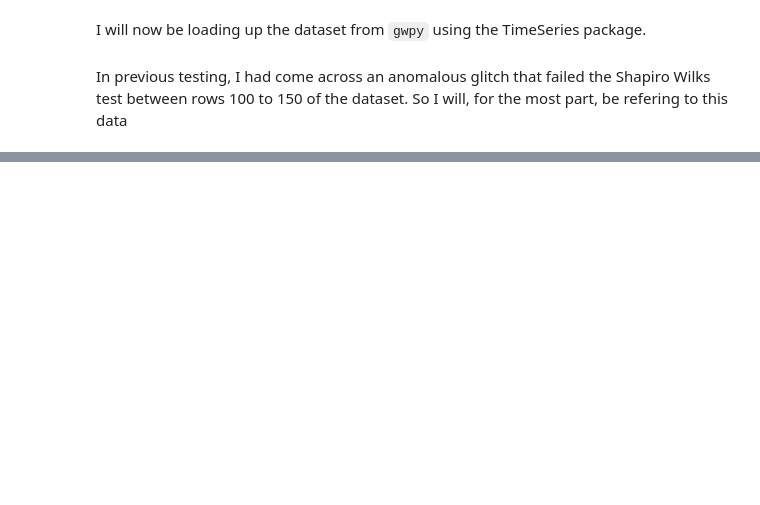
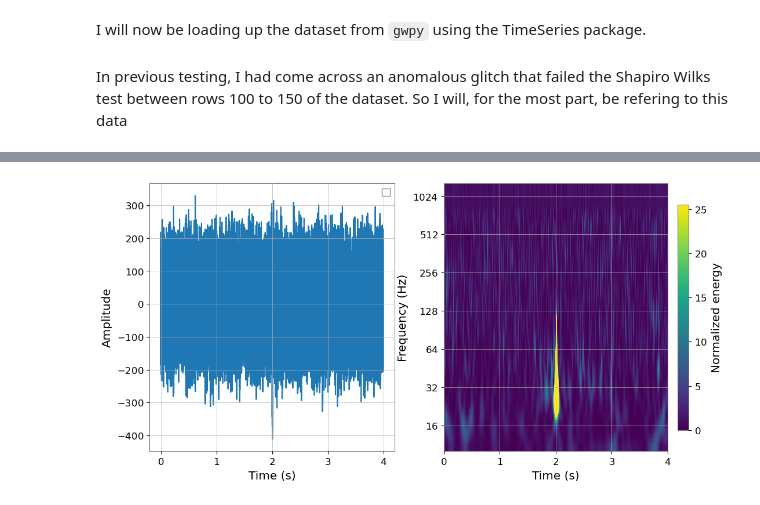
Before and after one commit to ashishmathew0297/gwpy-experiments, a Jupyter notebook: code/normality_test_experimentation.ipynb, the cells around one changed output, grey strips where cells are left out. Saved outputs shown, nothing was run; the diff lists cells and outputs as text; code cells hidden in the pictures; blank space fills up the shorter version.

```diff
--- a/code/normality_test_experimentation.ipynb
+++ b/code/normality_test_experimentation.ipynb
@@ -155,3 +192,23 @@ plt.show()
+# %%
+glitch_idx = 9
+
+fig, ax = plt.subplots(1,2, figsize=(12, 6))
+ax[0].plot(data_df['data'].iloc[glitch_idx].times, data_df['data'].iloc[glitch_idx].value)
+ax[0].set_xlabel("Time (s)")
+ax[0].set_ylabel("Amplitude")
+ax[0].legend()
+
+ax[1].imshow(data_df['q_transform'].iloc[glitch_idx])
+ax[1].set_yscale('log', base=2)
+ax[1].set_xscale('linear')
+ax[1].set_ylabel('Frequency (Hz)')
+ax[1].set_xlabel('Time (s)')
+ax[1].images[0].set_clim(0, 25.5)
+fig.colorbar(ax[1].images[0], ax=ax[1], label='Normalized energy', orientation='vertical', fraction=0.046, pad=0.04)
+
+plt.show()
+# %% [output]
+[figure, added]
 # %% [markdown]
 # The Shapiro Wilk Test
 
```
Also changed, not shown: parts of 18 cells of this notebook.
